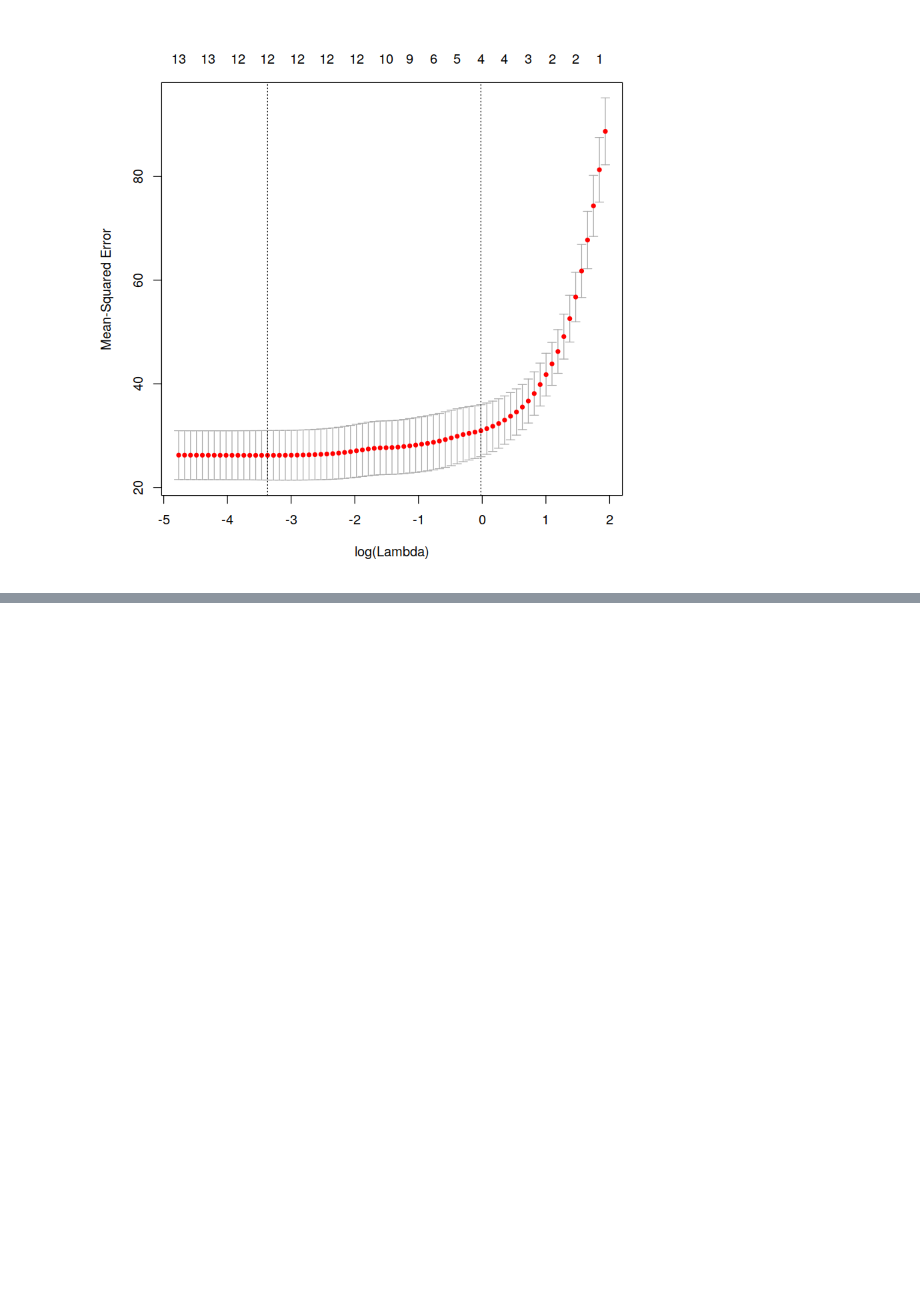
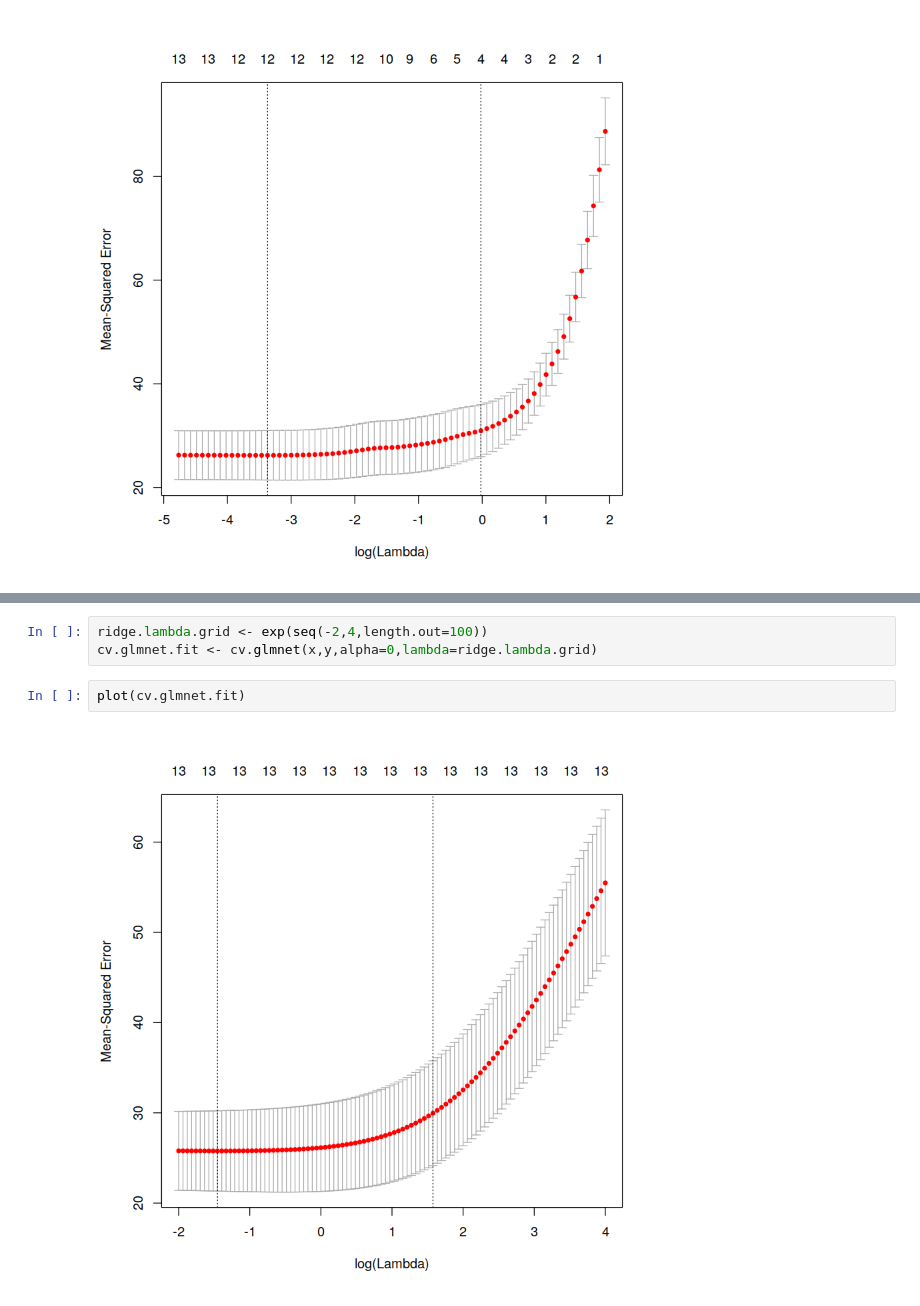
Before and after one commit to pp4rs/2018-uzh-course-material, a Jupyter notebook: 21-machine-learning/notebooks/03 LASSO, Ridge, and Hyperparameter tuning.ipynb, the cells around one changed output, grey strips where cells are left out. Saved outputs shown, nothing was run; the diff lists cells and outputs as text; blank space fills up the shorter version.

```diff
--- a/21-machine-learning/notebooks/03 LASSO, Ridge, and Hyperparameter tuning.ipynb
+++ b/21-machine-learning/notebooks/03 LASSO, Ridge, and Hyperparameter tuning.ipynb
@@ -111,0 +120,7 @@ plot(cv.glmnet.fit)
+# %%
+ridge.lambda.grid <- exp(seq(-2,4,length.out=100))
+cv.glmnet.fit <- cv.glmnet(x,y,alpha=0,lambda=ridge.lambda.grid)
+# %%
+plot(cv.glmnet.fit)
+# %% [output]
+[figure, added]
```
Also changed, not shown: parts of 3 cells of this notebook.
